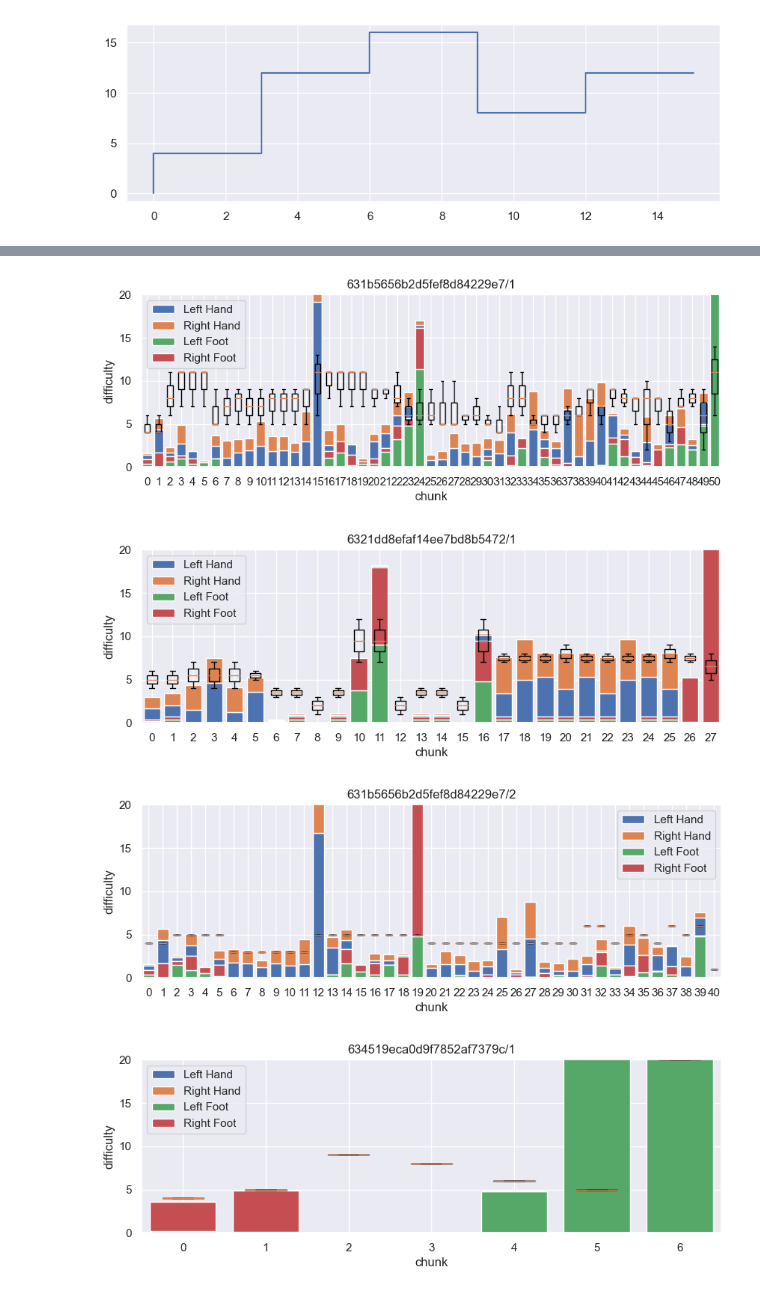
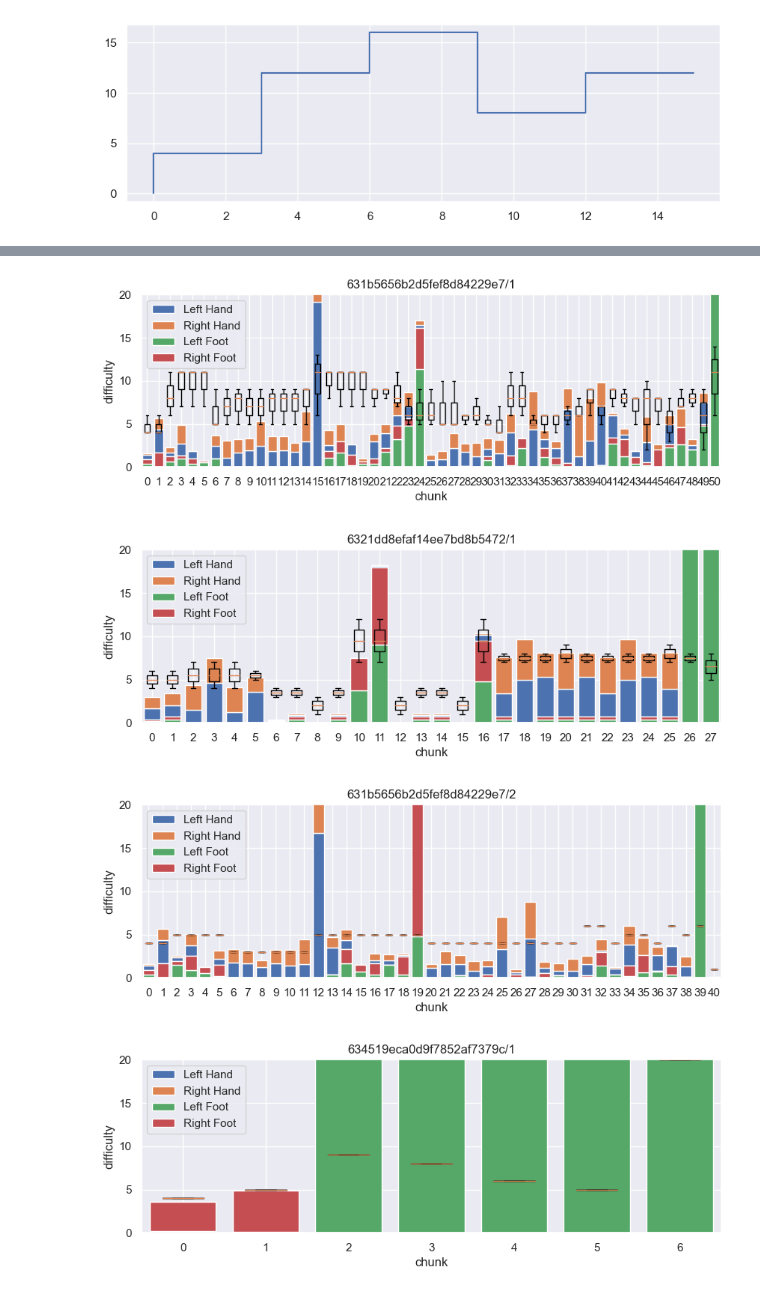
Before and after one commit to luisscholl/beatfork, a Jupyter notebook: difficulty-estimation/individual-analysis.ipynb, the cells around one changed output, grey strips where cells are left out. Saved outputs shown, nothing was run; the diff lists cells and outputs as text; code cells hidden in the pictures.

```diff
--- a/difficulty-estimation/individual-analysis.ipynb
+++ b/difficulty-estimation/individual-analysis.ipynb
@@ -486,6 +502,7 @@ maxJumpHeight = 1.616
 maxJumpSpeed = (2 * maxJumpHeight * gravity) ** 0.5
 
 def handsHeightDifficultyFactor(height):
+  print('e')
   return (1.2 * height - 0.4) ** 4 - (0.2 * height) ** 6 + 0.2
 
 
@@ -493,14 +510,28 @@ def feetHeightDifficultyFactor(height):
   return ((height + 0.875) ** 2.8 + 1)
 
 def jumpHeightDifficulty(height):
+  print('f')
   return 10 * (height + 1) ** 3 + 3
 
 def intensity3(obj, lastPositions, state):
 
   def feetBaseCase():
+    # detect jump
+    if (obj[1] > jumpThresholdH and
+        otherFoot[1] > jumpThresholdH and
+        obj[2] - otherFoot[2] < jumpThresholdT): # this line could cause counting too many jumps, if jump_start case is not handled above
+      # todo: Allow some backtracking in order to get consistent intensities for jumps?
+      # todo: Think about monkey patching difficulty of otherFoot instead of just returning higher difficulty for one foot for more balanced feet intensity.
+      # Not important for overall difficulty. Probably not worth the effort.
+      difficulty = jumpHeightDifficulty(obj[1])
+      return difficulty, {
+        'status': 'jump_arc_determination',
+        'buffered_difficulty': difficulty
+      }
     # # default (standing) evaluation
     if (distance == 0):
       return 0, state
+    print('g')
     return distance / time * feetHeightDifficultyFactor(obj[1]), state
 
   distance = ((lastPositions[obj[3]][0] - obj[0]) ** 2 + (lastPositions[obj[3]][1] - obj[1]) ** 2) ** 0.5
@@ -512,6 +543,7 @@ def intensity3(obj, lastPositions, state):
   if (obj[3] == 6 or obj[3] == 7):
     if (distance == 0):
       return 0, state
+    print('h')
     return distance / time * handsHeightDifficultyFactor(obj[1]), state
   # Feet
   elif (obj[3] == 8 or obj[3] == 9):
@@ -520,33 +552,37 @@ def intensity3(obj, lastPositions, state):
     # todo: Refine. E.g. higher difficulty with larger d, higher difficulty for horizontal movement
     if state.get('status') == 'jump':
       base = state.get('left_base' if obj[3] == 8 else 'right_base')
-      print('---')
-      pprint.pprint(obj)
-      pprint.pprint(base)
-      print('---')
       t = obj[2] - base[2]
       b = np.array(base[:2])
       o = np.array(obj[:2])
       v_y = state.get('velocity')
+      print('i')
+      print(gravity)
+      print(t)
+      pprint.pprint(obj)
+      pprint.pprint(base)
+      print(v_y)
       arcPos = np.subtract(np.add(b, np.multiply(v_y, t)), np.multiply(np.array([0, 1]), 0.5 * gravity * t ** 2))
+      print('swag')
       if arcPos[1] < -0.875:
         state = {}
         return feetBaseCase()
       d = np.linalg.norm(np.subtract(np.add(arcPos, state.get('arc_deviation')), o)) / t
-      if (d < 0.1):
-        print ("d < 0.1")
+      if (True or d < 0.1):
+        print('j')
         return 600 * d**2, {
           'status': 'jump',
           'left_base': state.get('left_base'),
           'right_base': state.get('right_base'),
-          'arc_deviation': np.subtract(arcPos, o),
+          'velocity': state.get('velocity'),
+          'arc_deviation': np.subtract(arcPos, o)
         }
       else:
-        print ("d >= 0.1")
         return math.inf, {}
 
     if (state.get('status') == 'jump_arc_determination'):
       # Check if landing, then jumping again was possible.
+      print('j')
       t_1 = math.sqrt( 2 * lastPositions[obj[3]][2] / gravity )
       t_2 = math.sqrt( 2 * obj[2] / gravity )
       if (obj[2] > lastPositions[obj[3]][2] + t_1 + t_2):
@@ -581,11 +617,13 @@ def intensity3(obj, lastPositions, state):
       t_2 = obj[2]
       h_1 = lastPositions[obj[3]][1] + 1 # +1, because solution assumes a coordinate system where h >= 0, todo: handle cases where someone placed a collectible outside of the playing field
       h_2 = obj[1] + 1 # +1, because solution assumes a coordinate system where h >= 0
+      print('k')
       v_y = 0.5 / (t_2 - t_1) * math.sqrt(
         gravity**2 * ( t_2 - t_1 )**4
         + 4 * gravity * ( t_1**2 + t_2**2 ) * ( h_1 + h_2)
         - 8 * t_1 * t_2 * gravity * ( h_1 + h_2 )
         + 5 * ( h_2 - h_1 )**2)
+      print('l')
       t_0 = t_1 - v_y/gravity + math.sqrt( v_y**2 / gravity**2 - 2 * h_1 / gravity )
       # Assume linear velocity for x direction to be easiest.
       v_x = (obj[0] - lastPositions[obj[3]][0]) / (t_2 - t_1)
@@ -595,6 +633,7 @@ def intensity3(obj, lastPositions, state):
       # (Also simplifies code.)
       # For subsequent collectibles on the jump path, difficulty will only be
       # added for deviation from the ideal jump path.
+      print('m')
       h_max = v_y**2 / ( 2 * gravity )
 
       # This fails to explicitly account for removing the feet base case
@@ -603,23 +642,12 @@ def intensity3(obj, lastPositions, state):
       # jumpHeightDifficulty this effect should be negligible.
       return jumpHeightDifficulty(h_max - 1) - state.get('buffered_difficulty'), { # -1, because solutions assumes a coordinate system where h >= 0
         'status': 'jump',
-        'left_base': obj[:3] if obj[3] == 8 else lastPositions[8][:3],
-        'right_base': obj[:3] if obj[3] == 9 else lastPositions[9][:3],
+        'left_base': [lastPositions[8][0] - v_x * (t_1 - t_0), 0, t_0],
+        'right_base': [lastPositions[9][0] - v_x * (t_1 - t_0), 0, t_0],
         'velocity': [v_x, v_y],
-        'arc_deviation': np.zeros(2)
-      }
-
-    # detect jump
-    if (obj[1] > jumpThresholdH and
-        otherFoot[1] > jumpThresholdH and
-        obj[2] - otherFoot[2] < jumpThresholdT): # this line could cause counting too many jumps, if jump_start case is not handled above
-      # todo: Allow some backtracking in order to get consistent intensities for jumps?
-      # todo: Think about monkey patching difficulty of otherFoot instead of just returning higher difficulty for one foot for more balanced feet intensity.
-      # Not important for overall difficulty. Probably not worth the effort.
-      difficulty = jumpHeightDifficulty(obj[1])
-      return difficulty, {
-        'status': 'jump_arc_determination',
-        'buffered_difficulty': difficulty
+        'arc_deviation': np.zeros(2),
+        'h_max': h_max,
+        'jumpHeightDifficulty(h_max - 1)': jumpHeightDifficulty(h_max - 1)
       }
 
     return feetBaseCase()
@@ -647,6 +675,6 @@ trace
 [figure]
 [figure]
 [figure]
-[figure, old version]
+[figure, new version]
-[figure, old version]
+[figure, new version]
-[figure, old version]
+[figure, new version]
```
Also changed, not shown: parts of 2 cells of this notebook.
